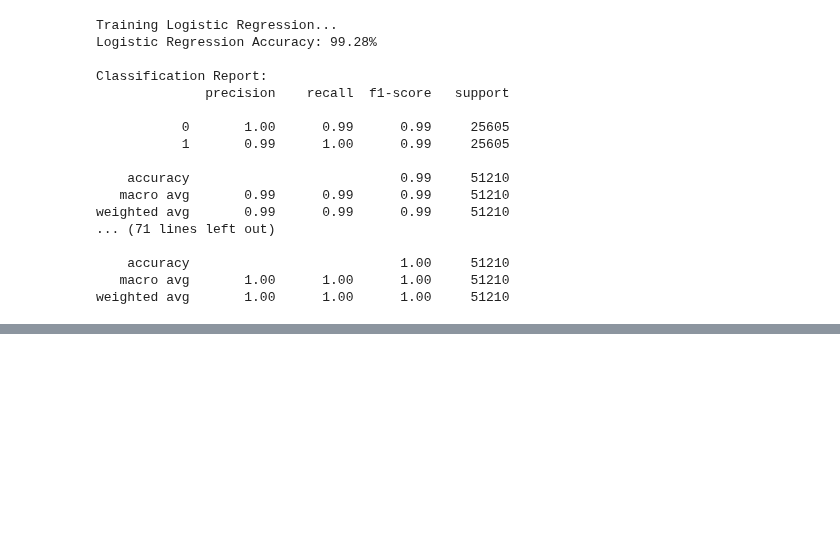
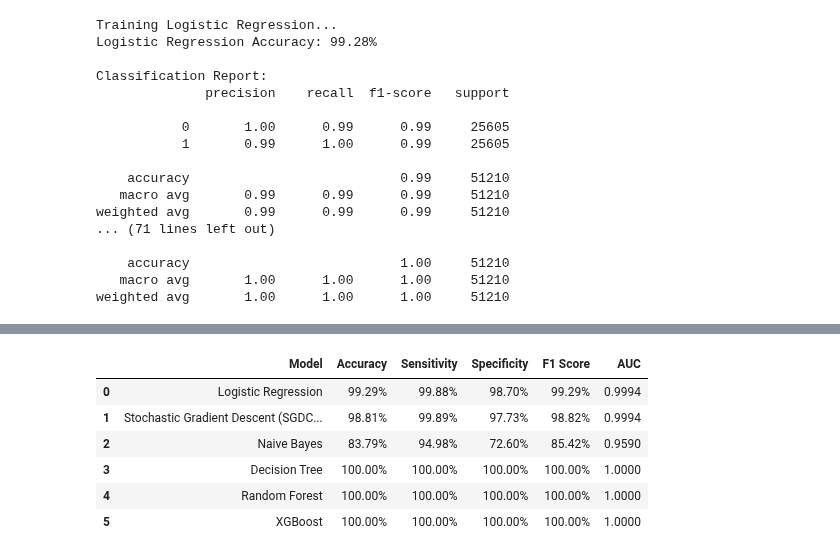
Before and after one commit to SpringBoardMentor193s/SentinelNet_Oct_Batch, a Jupyter notebook: cicids2017.ipynb, the cells around one changed output, grey strips where cells are left out. Cells and saved outputs as stored; diff of their text form; code cells hidden in the pictures; blank space fills up the shorter version.

Commit message:
Metrics for both train and test

```diff
--- a/cicids2017.ipynb
+++ b/cicids2017.ipynb
@@ -222,0 +193,82 @@ Naive Bayes                                     83.780512
+# %%
+from sklearn.metrics import (
+    accuracy_score, recall_score, f1_score,
+    roc_auc_score, confusion_matrix
+)
+import pandas as pd
+import numpy as np
+
+def get_metrics(model, X, y):
+    preds = model.predict(X)
+
+    # Probability or decision scores for AUC
+    try:
+        probs = model.predict_proba(X)[:, 1]
+    except:
+        try:
+            probs = model.decision_function(X)
+        except:
+            probs = None
+
+    accuracy = accuracy_score(y, preds)
+    sensitivity = recall_score(y, preds)
+
+    tn, fp, fn, tp = confusion_matrix(y, preds).ravel()
+    specificity = tn / (tn + fp)
+
+    f1 = f1_score(y, preds)
+    auc = roc_auc_score(y, probs) if probs is not None else np.nan
+
+    return accuracy, sensitivity, specificity, f1, auc
+
+
+# Collect TRAIN and TEST metrics separately
+train_rows = []
+test_rows = []
+
+for name, model in models.items():
+    print(f"Evaluating {name}...")
+
+    # TRAIN metrics
+    tr_acc, tr_sens, tr_spec, tr_f1, tr_auc = get_metrics(model, X_train_pca, y_train)
+    train_rows.append([
+        name,
+        f"{tr_acc*100:.2f}%",
+        f"{tr_sens*100:.2f}%",
+        f"{tr_spec*100:.2f}%",
+        f"{tr_f1*100:.2f}%",
+        f"{tr_auc:.4f}" if not np.isnan(tr_auc) else "NA"
+    ])
+
+    # TEST metrics
+    te_acc, te_sens, te_spec, te_f1, te_auc = get_metrics(model, X_test_pca, y_test)
+    test_rows.append([
+        name,
+        f"{te_acc*100:.2f}%",
+        f"{te_sens*100:.2f}%",
+        f"{te_spec*100:.2f}%",
+        f"{te_f1*100:.2f}%",
+        f"{te_auc:.4f}" if not np.isnan(te_auc) else "NA"
+    ])
+
+train_df = pd.DataFrame(train_rows, columns=[
+    "Model", "Accuracy", "Sensitivity", "Specificity", "F1 Score", "AUC"
+])
+
+train_df = train_df.sort_values(by="Accuracy", ascending=False)
+train_df.reset_index(drop=True, inplace=True)
+
+print("\n TRAIN METRICS \n")
+display(train_df)
+
+
+test_df = pd.DataFrame(test_rows, columns=[
+    "Model", "Accuracy", "Sensitivity", "Specificity", "F1 Score", "AUC"
+])
+
+test_df = test_df.sort_values(by="Accuracy", ascending=False)
+test_df.reset_index(drop=True, inplace=True)
+
+print("\n TEST METRICS \n")
+display(test_df)
+# %% [output]
@@ -222,0 +283,7 @@ Naive Bayes                                     83.780512
+|  | Model | Accuracy | Sensitivity | Specificity | F1 Score | AUC |
+| 0 | Logistic Regression | 99.29% | 99.88% | 98.70% | 99.29% | 0.9994 |
+| 1 | Stochastic Gradient Descent (SGDC... | 98.81% | 99.89% | 97.73% | 98.82% | 0.9994 |
+| 2 | Naive Bayes | 83.79% | 94.98% | 72.60% | 85.42% | 0.9590 |
+| 3 | Decision Tree | 100.00% | 100.00% | 100.00% | 100.00% | 1.0000 |
+| 4 | Random Forest | 100.00% | 100.00% | 100.00% | 100.00% | 1.0000 |
+| 5 | XGBoost | 100.00% | 100.00% | 100.00% | 100.00% | 1.0000 |
```
Also changed, not shown: parts of 2 cells of this notebook.
